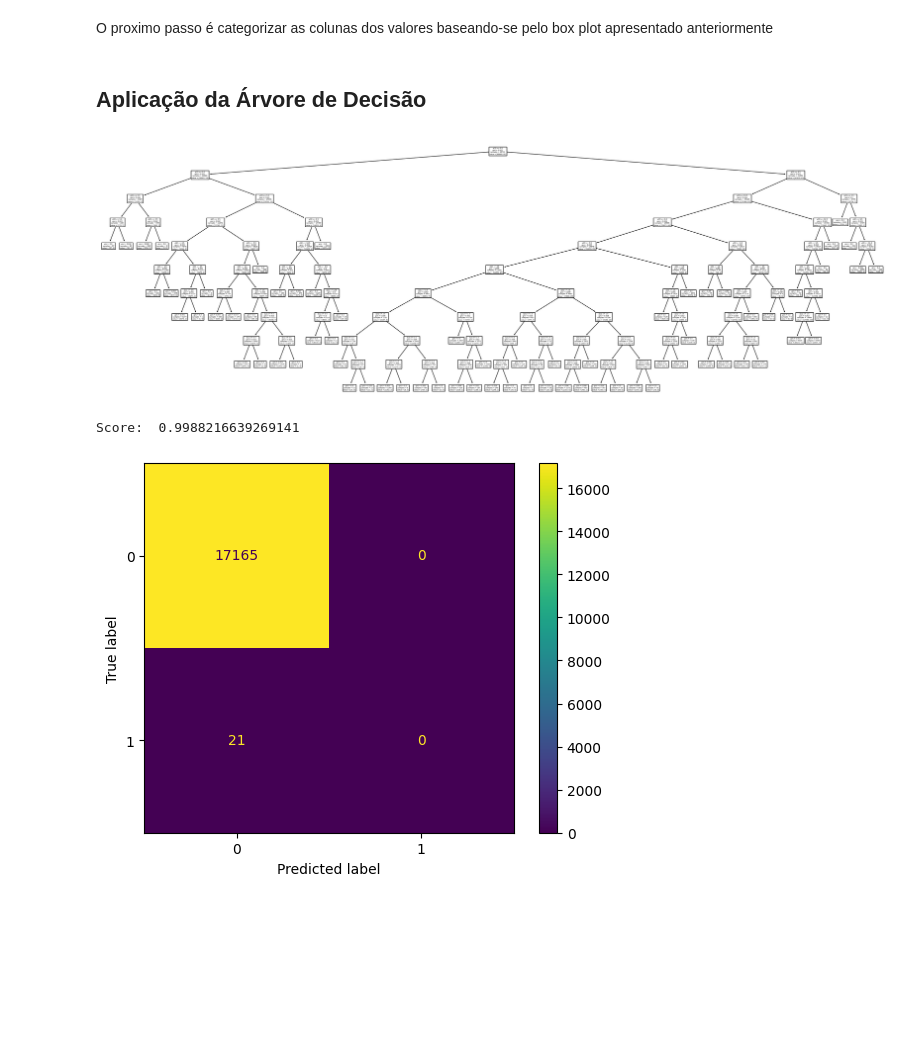
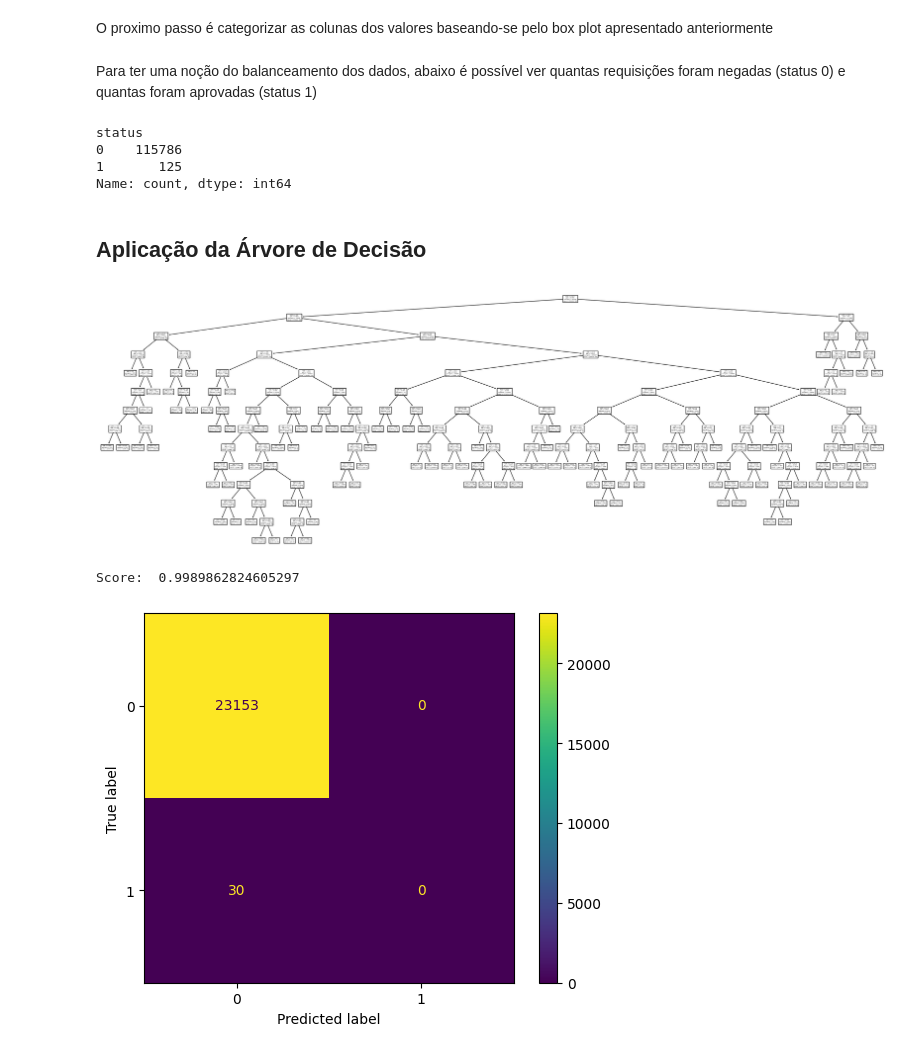
Before and after one commit to raphaelramosds/material-requests, a Jupyter notebook: Projeto 1 - Status de Requisicoes.ipynb, the cells around one changed output. Drawn from its saved outputs; the diff is of its cells as text; code cells hidden in the pictures; blank space fills up the shorter version.

```diff
--- a/Projeto 1 - Status de Requisicoes.ipynb
+++ b/Projeto 1 - Status de Requisicoes.ipynb
@@ -59,15 +59,14 @@ df = df.drop([
 # %% [markdown]
 A coluna status é multivalorada, mas apenas nos importa saber se a requisição foi negada ou não.
 # %%
-# Filtrar apenas requisições negadas e as que contem status posteriores a AUTORIZADA
-df = df[df['status'].isin([
-    'NEGADA',
-    'AUTORIZADA',
-    'A_EMPENHAR',
-    'LIQUIDADA',
-    'EM_LIQUIDACAO',
-    'COMPRA',
-    'FINALIZADA'])]
+# Ter noção de quais status estão presentes
+# print(sorted(set(df['status'])))
+
+# Filtrar apenas requisições negadas, autorizadas e que tiveram a compra efetuada
+df = df[df['status'].isin(['NEGADA', 'AUTORIZADA', 'COMPRA', 'LIQUIDADA', 'EM_LIQUIDACAO', 'FINALIZADA'])]
 
 # Substituir 'NEGADA' por 1 e outros valores por 0 na coluna 'status'
 df['status'] = df['status'].apply(lambda x: 1 if x == 'NEGADA' else 0)
+
+# Ter noção de quais unidades estão presentes
+sorted(set(df['unidade_requisitante']))
@@ -81,7 +98,12 @@ df = df[(
     df['unidade_requisitante'].str.startswith('SECRETARIA') |
     df['unidade_requisitante'].str.startswith('DEPARTAMENTO') |
     df['unidade_requisitante'].str.startswith('COORDENAÇÃO') |
-    df['unidade_requisitante'].str.startswith('ALMOXARIFADO')
+    df['unidade_requisitante'].str.startswith('ALMOXARIFADO') |
+    df['unidade_requisitante'].str.startswith('ASSESORIA') |
+    df['unidade_requisitante'].str.startswith('ASSISTÊNCIA') |
+    df['unidade_requisitante'].str.startswith('BIBLIOTECA') |
+    df['unidade_requisitante'].str.startswith('PRÓ-REITORIA') |
+    df['unidade_requisitante'].str.startswith('HUOL')
 )]
 
 # Função para realizar a substituição
@@ -98,6 +120,16 @@ def categorize_request_unit(valor):
         return 4
     elif valor.startswith("ALMOXARIFADO"):
         return 5
+    elif valor.startswith("ASSESSORIA"):
+        return 6
+    elif valor.startswith("ASSISTÊNCIA"):
+        return 7
+    elif valor.startswith("BIBLIOTECA"):
+        return 8
+    elif valor.startswith("PRÓ-REITORIA"):
+        return 9
+    elif valor.startswith("HUOL"):
+        return 10
     else:
         # Se nenhuma das condições for atendida, mantenha o valor original
         return valor
@@ -229,33 +260,42 @@ def categorize_value(value):
 
 df.loc[:,'valor'] = df['valor'].apply(categorize_value)
+# %% [markdown]
+Para ter uma noção do balanceamento dos dados, abaixo é possível ver quantas requisições foram negadas (status 0) e quantas foram aprovadas (status 1)
+# %%
+df['status'].value_counts()
+# %% [output]
+status
+0    115786
+1       125
+Name: count, dtype: int64
 # %% [markdown]
 ## Aplicação da Árvore de Decisão
 # %%
 import matplotlib.pyplot as plt
 from sklearn.model_selection import train_test_split
 from sklearn.tree import DecisionTreeClassifier
 from sklearn.metrics import ConfusionMatrixDisplay, confusion_matrix
 from sklearn import tree
 
 # Separando X (features) e y (label)
 X = df.drop('status',axis=1)
 y = df.status
 
 # Divisao treino e test
-X_train, X_test, y_train, y_test = train_test_split(X, y, test_size=0.2, random_state=42)
+X_train, X_test, y_train, y_test = train_test_split(X, y, test_size=0.20, random_state=42)
 
 # Montar classificador
 clf = DecisionTreeClassifier()
 
 # Treinar o classificador
 clf = clf.fit(X_train, y_train)
 
 # Visualizar decisões
 fig, ax = plt.subplots(figsize=(30,10))
 tree.plot_tree(clf)
 plt.show()
 # %% [output]
-[figure, old version]
+[figure, new version]
 # %%
 # Verificar score com dados de treino
 print('Score: ', clf.score(X_train, y_train))
@@ -269,5 +309,5 @@ cm = confusion_matrix(y_test,y_pred)
 # Plot da matriz de confusao
 cm_display = ConfusionMatrixDisplay(cm).plot()
 # %% [output]
-Score:  0.9988216639269141
+Score:  0.9989862824605297
-[figure, old version]
+[figure, new version]
```
Also changed, not shown: parts of 5 cells of this notebook.
